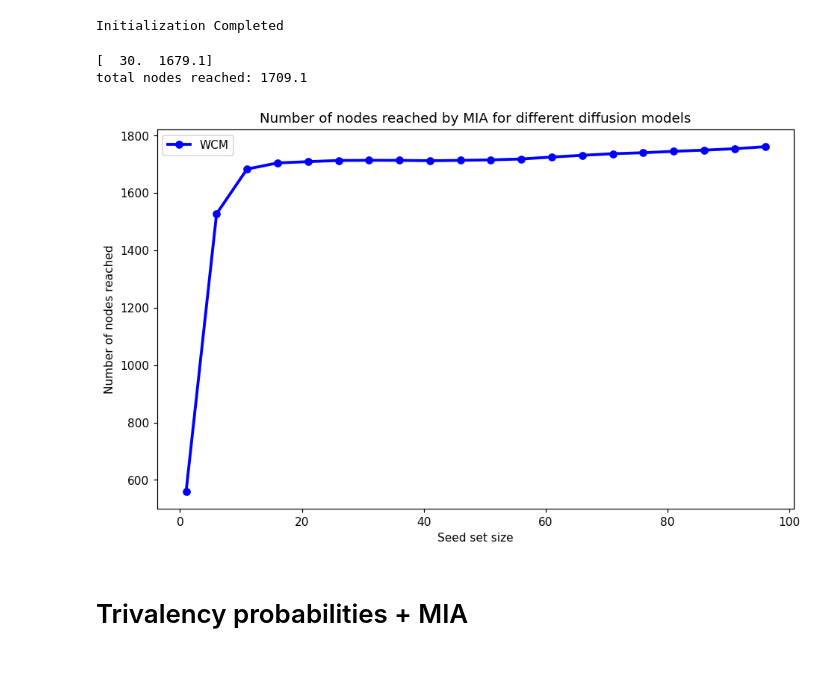
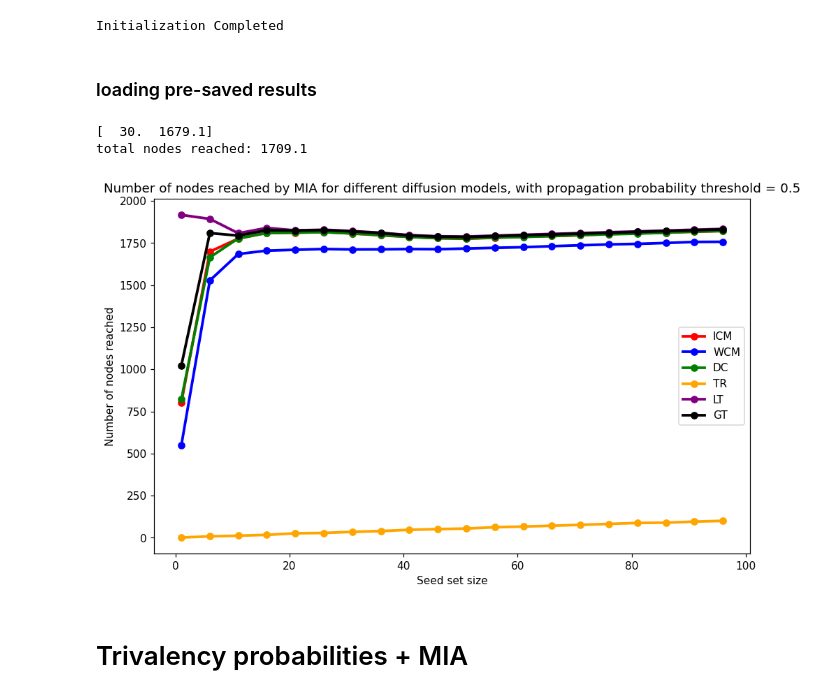
Before and after one commit to davidguzmanp/Influence-Maximization-in-Twitter-as-a-Social-Network-Graph, a Jupyter notebook: David/MIA_twitter_PB_connected.ipynb, the cells around one changed output. Cells and saved outputs as stored; diff of their text form; code cells hidden in the pictures; blank space fills up the shorter version.

```diff
--- a/David/MIA_twitter_PB_connected.ipynb
+++ b/David/MIA_twitter_PB_connected.ipynb
@@ -142,6 +144,8 @@ with open('seed_gt.pickle', 'wb') as handle:
 # %% [output]
 Starting MIA intialization
 Initialization Completed
+# %% [markdown]
+### loading pre-saved results
 # %%
 #load the seeds
 with open('seed_wcm.pickle', 'rb') as handle:
@@ -194,22 +198,22 @@ for i in range(1, 100, 5):
 
 activate_nums_dict_tr = {}
 for i in range(1, 100, 5):
-    seed_tr_temp = seed_tr[:i]
-    activate_nums = trivalency_model_2020.monte_carlo_diffusion_all(seed_tr[:i], num_simulations=10)
+    seed_tr_temp = seed_trivalency[:i]
+    activate_nums = trivalency_model_2020.monte_carlo_diffusion_all(seed_trivalency[:i], num_simulations=10)
     activate_nums_dict_tr[i] = sum(activate_nums)
     #print('total nodes reached with seed set of size ' + str(i) + ': ' + str(sum(activate_nums)))
 
 activate_nums_dict_lt = {}
 for i in range(1, 100, 5):
     seed_lt_temp = seed_lt[:i]
-    activate_nums = linear_threshold_model_2020.monte_carlo_diffusion_all(seed_lt[:i], num_simulations=10)
+    activate_nums = linear_threshold_model_2020.diffusion_all(seed_lt[:i], 0.001)
     activate_nums_dict_lt[i] = sum(activate_nums[1])
     #print('total nodes reached with seed set of size ' + str(i) + ': ' + str(sum(activate_nums)))
 
 activate_nums_dict_gt = {}
 for i in range(1, 100, 5):
     seed_gt_temp = seed_gt[:i]
-    activate_nums = general_threshold_model_2020.monte_carlo_diffusion_all(seed_gt[:i], num_simulations=10)
+    activate_nums = general_threshold_model_2020.diffusion_all(seed_gt[:i])
     activate_nums_dict_gt[i] = sum(activate_nums[1])
     #print('total nodes reached with seed set of size ' + str(i) + ': ' + str(sum(activate_nums)))
 # %%
@@ -219,19 +223,19 @@ for key in activate_nums_dict_wcm.keys():
 # %%
 #plot the number of nodes reached by the seed sets generated by MIA using seed sets of size 5, 10, 20
 plt.figure(figsize=(10,6), dpi=110)
-#plt.plot(activate_nums_dict_icm.keys(), activate_nums_dict_icm.values(), color = "red", linewidth=2.5, linestyle="-", label="ICM", marker="o")
+plt.plot(activate_nums_dict_icm.keys(), activate_nums_dict_icm.values(), color = "red", linewidth=2.5, linestyle="-", label="ICM", marker="o")
 plt.plot(activate_nums_dict_wcm.keys(), activate_nums_dict_wcm.values(), color = "blue", linewidth=2.5, linestyle="-", label="WCM", marker="o")
-#plt.plot(activate_nums_dict_dc.keys(), activate_nums_dict_dc.values(), color = "green", linewidth=2.5, linestyle="-", label="DC", marker="o")
-#plt.plot(activate_nums_dict_tr.keys(), activate_nums_dict_tr.values(), color = "orange", linewidth=2.5, linestyle="-", label="TR", marker="o")
-#plt.plot(activate_nums_dict_lt.keys(), activate_nums_dict_lt.values(), color = "purple", linewidth=2.5, linestyle="-", label="LT", marker="o")
-#plt.plot(activate_nums_dict_gt.keys(), activate_nums_dict_gt.values(), color = "black", linewidth=2.5, linestyle="-", label="GT", marker="o")
-plt.title("Number of nodes reached by MIA for different diffusion models")
+plt.plot(activate_nums_dict_dc.keys(), activate_nums_dict_dc.values(), color = "green", linewidth=2.5, linestyle="-", label="DC", marker="o")
+plt.plot(activate_nums_dict_tr.keys(), activate_nums_dict_tr.values(), color = "orange", linewidth=2.5, linestyle="-", label="TR", marker="o")
+plt.plot(activate_nums_dict_lt.keys(), activate_nums_dict_lt.values(), color = "purple", linewidth=2.5, linestyle="-", label="LT", marker="o")
+plt.plot(activate_nums_dict_gt.keys(), activate_nums_dict_gt.values(), color = "black", linewidth=2.5, linestyle="-", label="GT", marker="o")
+plt.title("Number of nodes reached by MIA for different diffusion models, with propagation probability threshold = 0.5")
 plt.ylabel("Number of nodes reached")
 plt.xlabel("Seed set size")
 plt.legend()
 plt.show()
 # %% [output]
-[figure, old version]
+[figure, new version]
 # %% [markdown]
 # Trivalency probabilities + MIA
 # %%
```
Also changed, not shown: parts of 1 cell of this notebook, 4 other files.
